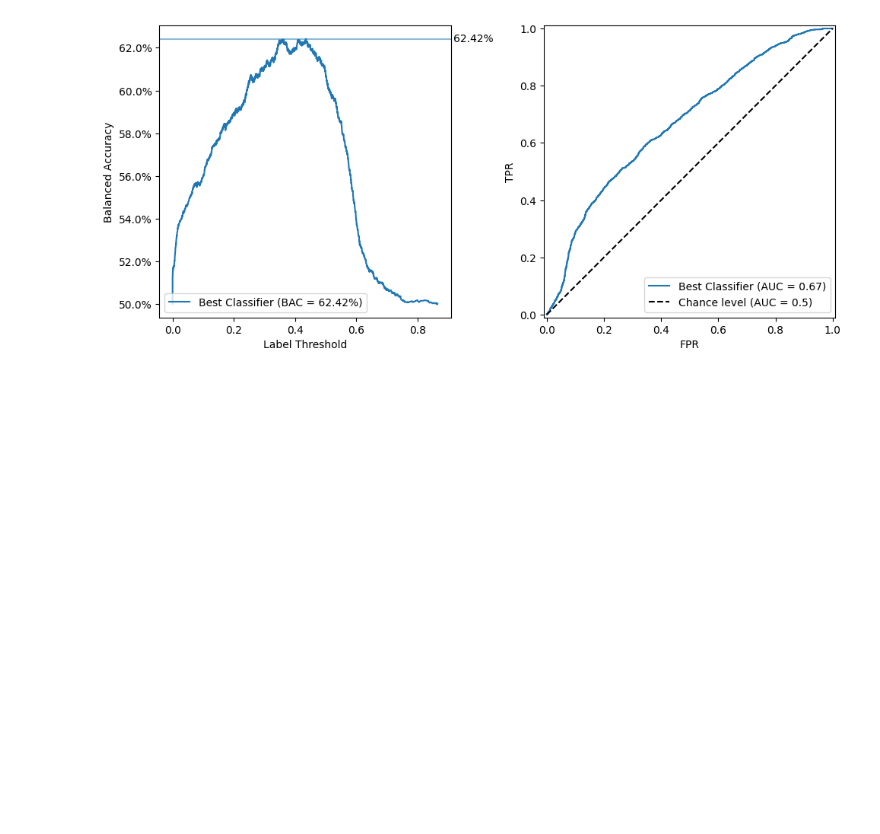
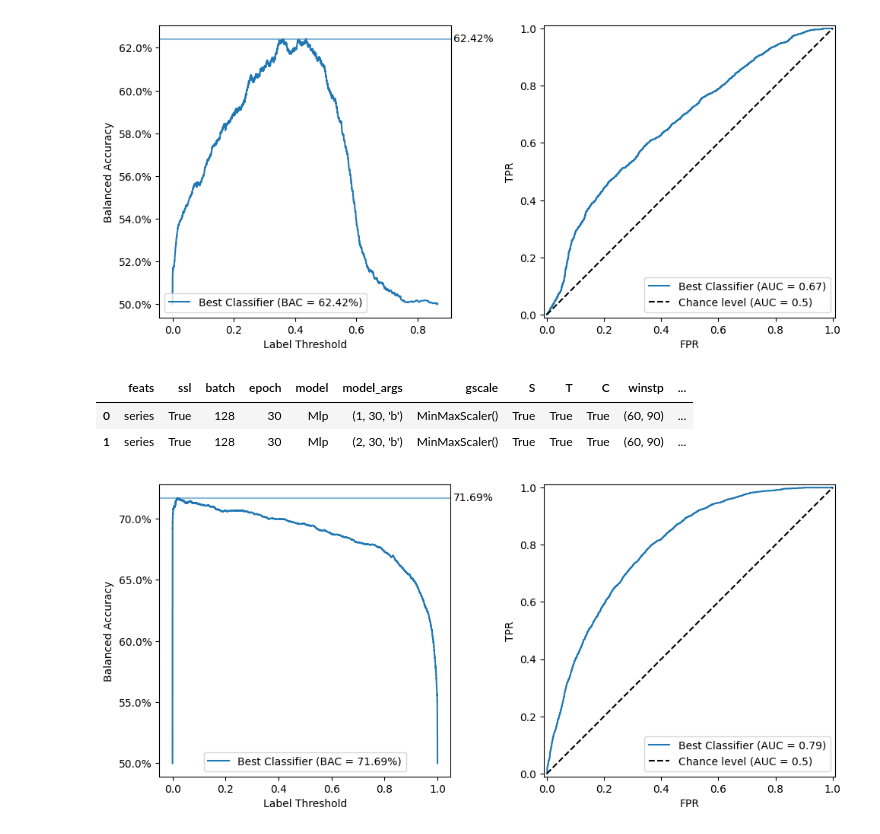
Before and after one commit to mrucker/diss, a Jupyter notebook: Samples.ipynb, the cells around one changed output. Cells and saved outputs as stored; diff of their text form; code cells hidden in the pictures; blank space fills up the shorter version.

```diff
--- a/Samples.ipynb
+++ b/Samples.ipynb
@@ -1045,3 +1142,30 @@ def experiments():
 |  | feats | ssl | batch | epoch | model | model_args | gscale | S | T | C | winstp | ... |
 | 0 | series | False | 128 | 6 | MlpConv | (1, 2, 'b', 3, 200) | MinMaxScaler() | True | False | False | (200, 50) | ... |
 [figure]
+# %%
+## %%time
+def experiments():
+    from itertools import product
+    from sklearn.preprocessing import MinMaxScaler
+
+    feats   = ['series']
+    depths  = [1,2]
+    widths  = [30]
+    norms   = ['b']
+    batches = [128]
+    epochs  = [30]
+    ssl     = [True]
+    selects = [None]
+    pscls   = [None]
+    gscls   = [MinMaxScaler()]
+    wss     = [(60,90)]
+
+    for f,a,b,e,sel,pscl,gscl,ss,pid,ws in product(feats,product(depths,widths,norms),batches,epochs,selects,pscls,gscls,ssl,all_pids(),wss):
+        yield Experiment(f, 'sub_anx', sel, pscl, ss, b, e, Mlp, a, pid, gscl, S=True, T=True, C=True, winstp=ws)
+
+(out1 := runner(experiments(), 'cpu', 35, 4))
+# %% [output]
+|  | feats | ssl | batch | epoch | model | model_args | gscale | S | T | C | winstp | ... |
+| 0 | series | True | 128 | 30 | Mlp | (1, 30, 'b') | MinMaxScaler() | True | True | True | (60, 90) | ... |
+| 1 | series | True | 128 | 30 | Mlp | (2, 30, 'b') | MinMaxScaler() | True | True | True | (60, 90) | ... |
+[figure, added]
```
Also changed, not shown: parts of 27 cells of this notebook, 5 other files.
